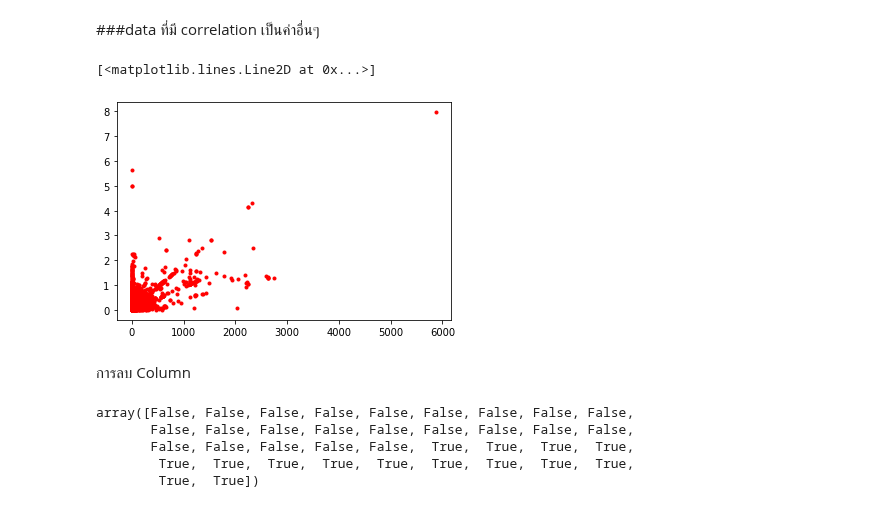
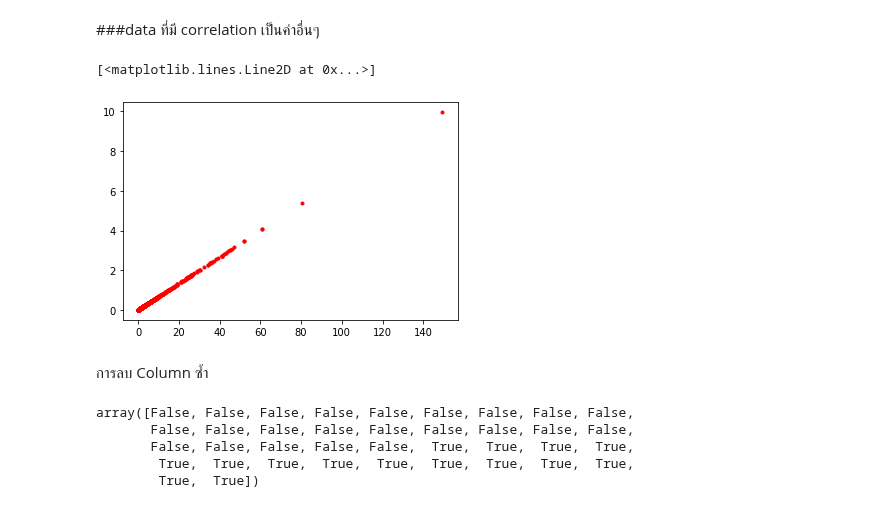
Before and after one commit to Chanunchida-May/multivariate, a Jupyter notebook: Chapter3_PCA.ipynb, the cells around one changed output. Cells and saved outputs as stored; diff of their text form; code cells hidden in the pictures.

```diff
--- a/Chapter3_PCA.ipynb
+++ b/Chapter3_PCA.ipynb
@@ -278,7 +278,7 @@ sum(eigen_values)
 # %%
 import pandas as pd
 # %%
-data = pd.read_csv('/content/nndb_flat (4).csv')
+data = pd.read_csv('/content/nndb_flat.csv')
 data.head(10)
 # %% [output]
 |  | ID | FoodGroup | ShortDescrip | Descrip | CommonName | MfgName | ScientificName | Energy_kcal | ... |
@@ -405,12 +405,12 @@ plt.plot(newdata.iloc[:,11],newdata.iloc[:,28],'r.')
 # %% [markdown]
 ###data ที่มี correlation เป็นค่าอื่นๆ
 # %%
-plt.plot(newdata.iloc[:,11],newdata.iloc[:,29],'r.')
+plt.plot(newdata.iloc[:,10],newdata.iloc[:,27],'r.')
 # %% [output]
 [<matplotlib.lines.Line2D at 0x...>]
-[figure, old version]
+[figure, new version]
 # %% [markdown]
-การลบ Column
+การลบ Column ซ้ำ
 # %%
 newdata.columns.str.contains('_USRDA')
 # %% [output]
```
Also changed, not shown: parts of 8 cells of this notebook.
